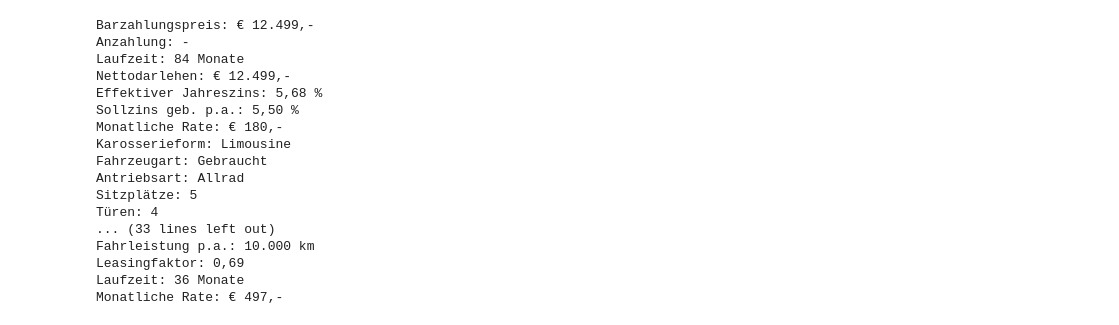
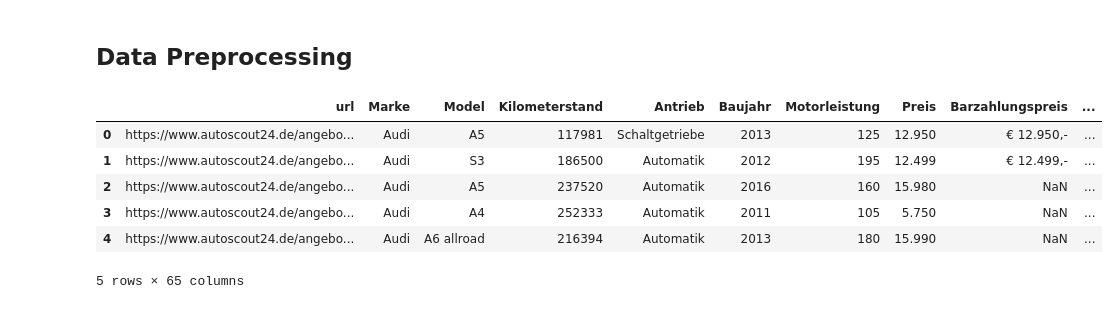
Before and after one commit to anilcemalyasar/INF506_MethodenDerDatenAnalyse, a Jupyter notebook: Web Scraping/car_details_scraping.ipynb, the cells around one changed output. Drawn from its saved outputs; the diff is of its cells as text; code cells hidden in the pictures.

```diff
--- a/Web Scraping/car_details_scraping.ipynb
+++ b/Web Scraping/car_details_scraping.ipynb
@@ -140,35 +98,0 @@ for dl in dl_elements:
-# %%
-url = 'https://www.autoscout24.de/angebote/audi-s3-sportback-2-0-tfsi-quattro-pano-navi-bose-benzin-schwarz-19ab8289-e24f-4e70-8037-037f4f8d7a72'
-r = requests.get(url)
-# Parse the HTML
-soup = BeautifulSoup(r.text, 'html.parser')
-sections = soup.find_all('section')
-for section in sections:
-    details_grid = section.find('div', {'class': 'DetailsSection_childrenSection__NQLD7'})
-    if details_grid == None:
-        continue
-    # Bilgileri ekrana bastır
-    dl_elements = details_grid.find_all('dl', {'class': 'DataGrid_defaultDlStyle__969Qm'})
-    for dl in dl_elements:
-        dt_elements = dl.find_all('dt', {'class': 'DataGrid_defaultDtStyle__yzRR_'})
-        dd_elements = dl.find_all('dd', {'class': 'DataGrid_defaultDdStyle__29SKf'})
-        for dt, dd in zip(dt_elements, dd_elements):
-            print(f"{dt.text}: {dd.text}")
-# %% [output]
-Barzahlungspreis: € 12.499,-
-Anzahlung: -
-Laufzeit: 84 Monate
-Nettodarlehen: € 12.499,-
-Effektiver Jahreszins: 5,68 %
-Sollzins geb. p.a.: 5,50 %
-Monatliche Rate: € 180,-
-Karosserieform: Limousine
-Fahrzeugart: Gebraucht
-Antriebsart: Allrad
-Sitzplätze: 5
-Türen: 4
-... (33 lines left out)
-Fahrleistung p.a.: 10.000 km
-Leasingfaktor: 0,69
-Laufzeit: 36 Monate
-Monatliche Rate: € 497,-
@@ -174,0 +101,13 @@ Monatliche Rate: € 497,-
+# %% [markdown]
+## Data Preprocessing
+# %%
+df_audi = pd.read_csv('audi_uncleaned.csv', index_col=0)
+df_audi.head()
+# %% [output]
+|  | url | Marke | Model | Kilometerstand | Antrieb | Baujahr | Motorleistung | Preis | Barzahlungspreis | ... |
+| 0 | https://www.autoscout24.de/angebo... | Audi | A5 | 117981 | Schaltgetriebe | 2013 | 125 | 12.950 | € 12.950,- | ... |
+| 1 | https://www.autoscout24.de/angebo... | Audi | S3 | 186500 | Automatik | 2012 | 195 | 12.499 | € 12.499,- | ... |
+| 2 | https://www.autoscout24.de/angebo... | Audi | A5 | 237520 | Automatik | 2016 | 160 | 15.980 | NaN | ... |
+| 3 | https://www.autoscout24.de/angebo... | Audi | A4 | 252333 | Automatik | 2011 | 105 | 5.750 | NaN | ... |
+| 4 | https://www.autoscout24.de/angebo... | Audi | A6 allroad | 216394 | Automatik | 2013 | 180 | 15.990 | NaN | ... |
+5 rows × 65 columns
```
Also changed, not shown: parts of 17 cells of this notebook, 1 other file.
